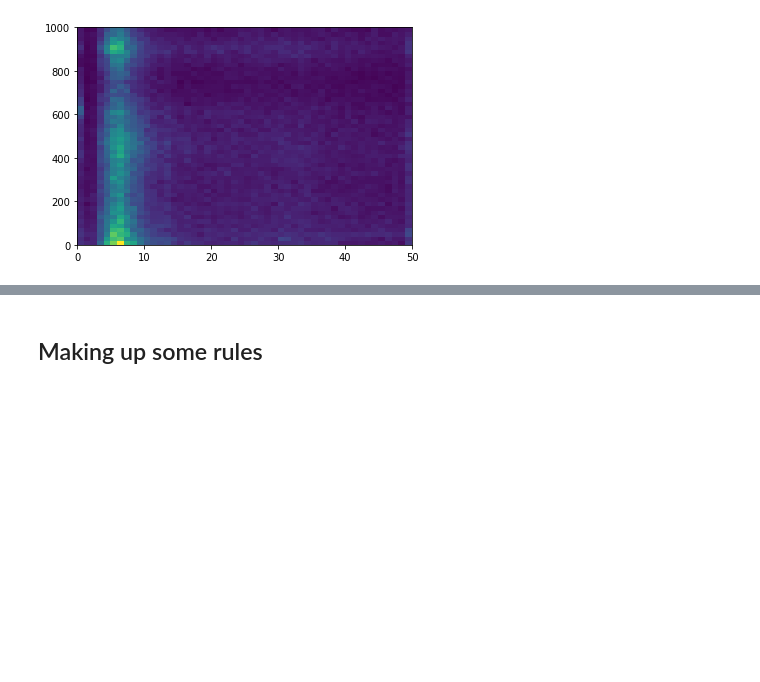
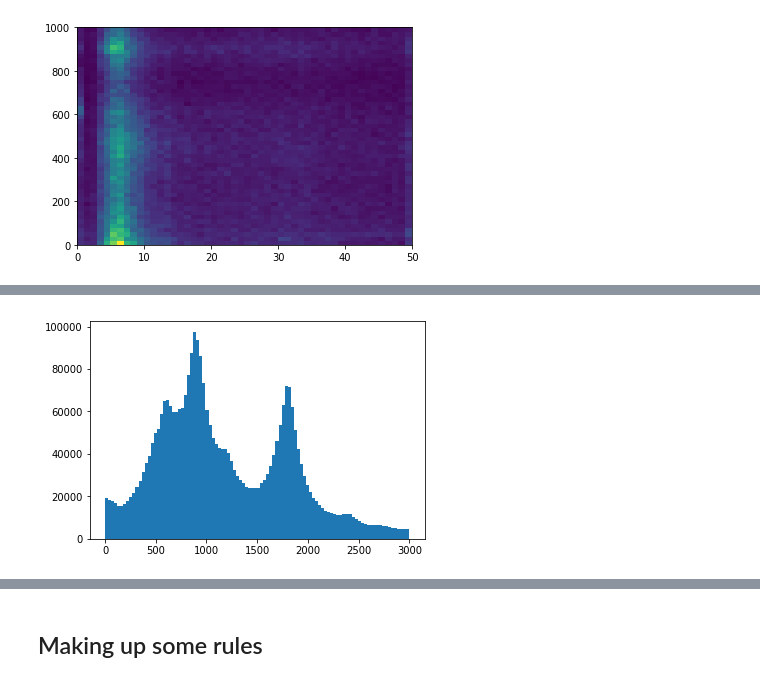
Before and after one commit to gingertom/buses, a Jupyter notebook: Data Exploration/Rules for predicting dwell times.ipynb, the cells around one changed output, grey strips where cells are left out. Cells and saved outputs as stored; diff of their text form; code cells hidden in the pictures; blank space fills up the shorter version.

```diff
--- a/Data Exploration/Rules for predicting dwell times.ipynb
+++ b/Data Exploration/Rules for predicting dwell times.ipynb
@@ -339,0 +348,4 @@ plt.hist2d(se.loc[~se['prev_dwell_type_normal'], 'dwell_duration_prev'], se.loc[
+# %%
+plt.hist(se['last_this_bus_gap'], bins=100, range=(0,3000));
+# %% [output]
+[figure, added]
```
Also changed, not shown: parts of 44 cells of this notebook.
